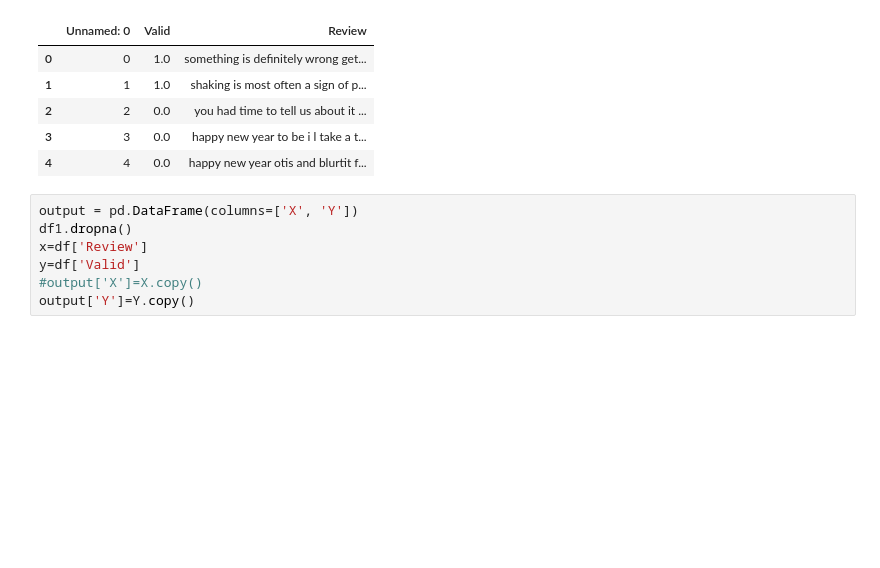
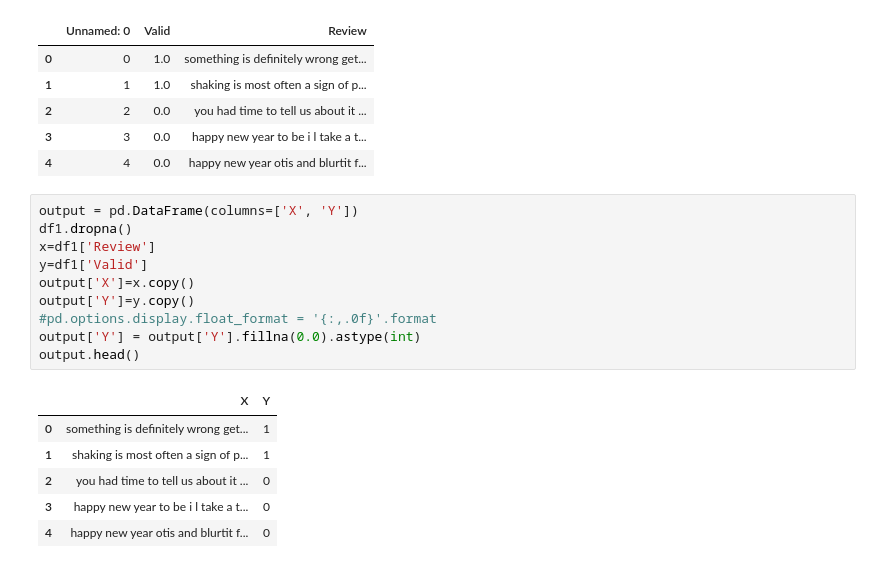
Before and after one commit to sarathkumar000/Classifying-Responses, a Jupyter notebook: Preprocessing FrameWork.ipynb, the cells around one changed output. Drawn from its saved outputs; the diff is of its cells as text; blank space fills up the shorter version.

```diff
--- a/Preprocessing FrameWork.ipynb
+++ b/Preprocessing FrameWork.ipynb
@@ -409,7 +409,17 @@ df1.head()
 # %%
 output = pd.DataFrame(columns=['X', 'Y'])
 df1.dropna()
-x=df['Review']
-y=df['Valid']
-#output['X']=X.copy()
-output['Y']=Y.copy()
+x=df1['Review']
+y=df1['Valid']
+output['X']=x.copy()
+output['Y']=y.copy()
+#pd.options.display.float_format = '{:,.0f}'.format
+output['Y'] = output['Y'].fillna(0.0).astype(int)
+output.head()
+# %% [output]
+|  | X | Y |
+| 0 | something is definitely wrong get... | 1 |
+| 1 | shaking is most often a sign of p... | 1 |
+| 2 | you had time to tell us about it ... | 0 |
+| 3 | happy new year to be i l take a t... | 0 |
+| 4 | happy new year otis and blurtit f... | 0 |
```
Also changed, not shown: parts of 5 cells of this notebook.
